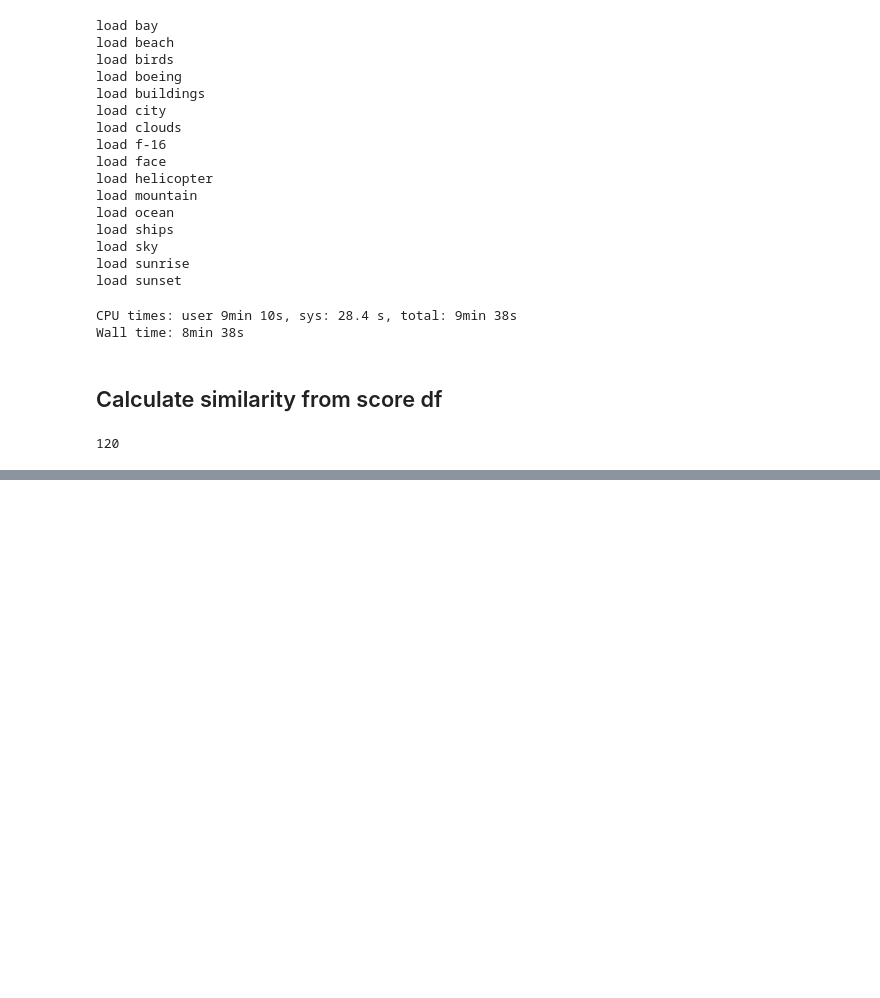
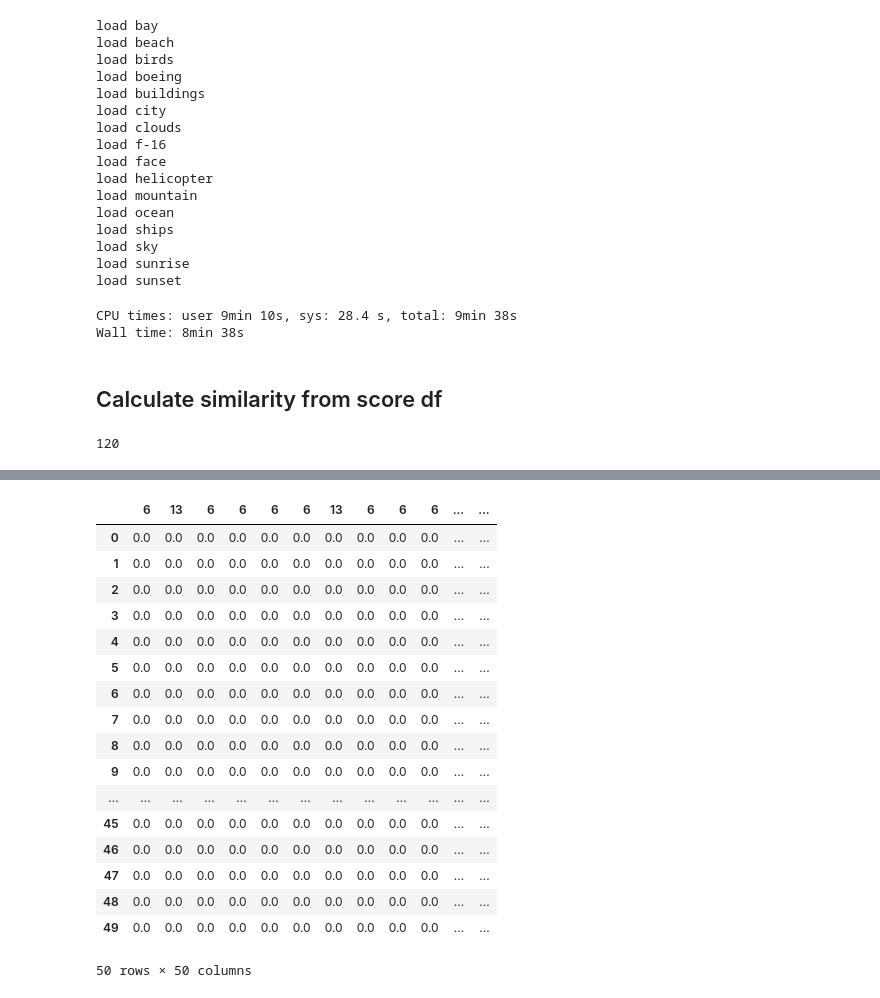
Before and after one commit to karino2/ClassSim, a Jupyter notebook: classifier_similarity.ipynb, the cells around one changed output, grey strips where cells are left out. Saved outputs shown, nothing was run; the diff lists cells and outputs as text; code cells hidden in the pictures; blank space fills up the shorter version.

```diff
--- a/classifier_similarity.ipynb
+++ b/classifier_similarity.ipynb
@@ -235,0 +294,2 @@ simdf
+# %%
+tmp= Out[21]
@@ -235,0 +425,2 @@ simdf
+# %%
+res = pd.DataFrame(np.zeros((50, 16)))
@@ -235,0 +458,21 @@ simdf
+# %%
+res.iloc[:, np.argmax(tmp, axis=1)]
+# %% [output]
+|  | 6 | 13 | 6 | 6 | 6 | 6 | 13 | 6 | 6 | 6 | ... | ... |
+| 0 | 0.0 | 0.0 | 0.0 | 0.0 | 0.0 | 0.0 | 0.0 | 0.0 | 0.0 | 0.0 | ... | ... |
+| 1 | 0.0 | 0.0 | 0.0 | 0.0 | 0.0 | 0.0 | 0.0 | 0.0 | 0.0 | 0.0 | ... | ... |
+| 2 | 0.0 | 0.0 | 0.0 | 0.0 | 0.0 | 0.0 | 0.0 | 0.0 | 0.0 | 0.0 | ... | ... |
+| 3 | 0.0 | 0.0 | 0.0 | 0.0 | 0.0 | 0.0 | 0.0 | 0.0 | 0.0 | 0.0 | ... | ... |
+| 4 | 0.0 | 0.0 | 0.0 | 0.0 | 0.0 | 0.0 | 0.0 | 0.0 | 0.0 | 0.0 | ... | ... |
+| 5 | 0.0 | 0.0 | 0.0 | 0.0 | 0.0 | 0.0 | 0.0 | 0.0 | 0.0 | 0.0 | ... | ... |
+| 6 | 0.0 | 0.0 | 0.0 | 0.0 | 0.0 | 0.0 | 0.0 | 0.0 | 0.0 | 0.0 | ... | ... |
+| 7 | 0.0 | 0.0 | 0.0 | 0.0 | 0.0 | 0.0 | 0.0 | 0.0 | 0.0 | 0.0 | ... | ... |
+| 8 | 0.0 | 0.0 | 0.0 | 0.0 | 0.0 | 0.0 | 0.0 | 0.0 | 0.0 | 0.0 | ... | ... |
+| 9 | 0.0 | 0.0 | 0.0 | 0.0 | 0.0 | 0.0 | 0.0 | 0.0 | 0.0 | 0.0 | ... | ... |
+| ... | ... | ... | ... | ... | ... | ... | ... | ... | ... | ... | ... | ... |
+| 45 | 0.0 | 0.0 | 0.0 | 0.0 | 0.0 | 0.0 | 0.0 | 0.0 | 0.0 | 0.0 | ... | ... |
+| 46 | 0.0 | 0.0 | 0.0 | 0.0 | 0.0 | 0.0 | 0.0 | 0.0 | 0.0 | 0.0 | ... | ... |
+| 47 | 0.0 | 0.0 | 0.0 | 0.0 | 0.0 | 0.0 | 0.0 | 0.0 | 0.0 | 0.0 | ... | ... |
+| 48 | 0.0 | 0.0 | 0.0 | 0.0 | 0.0 | 0.0 | 0.0 | 0.0 | 0.0 | 0.0 | ... | ... |
+| 49 | 0.0 | 0.0 | 0.0 | 0.0 | 0.0 | 0.0 | 0.0 | 0.0 | 0.0 | 0.0 | ... | ... |
+50 rows × 50 columns
```
Also changed, not shown: parts of 39 cells of this notebook.
